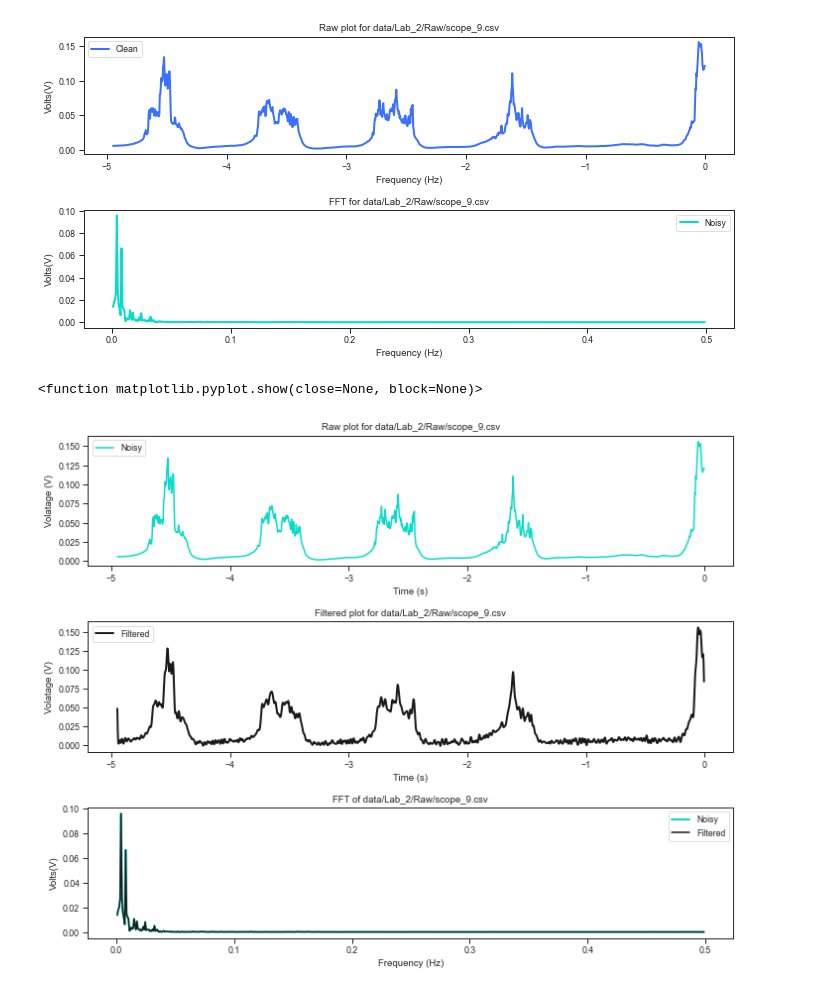
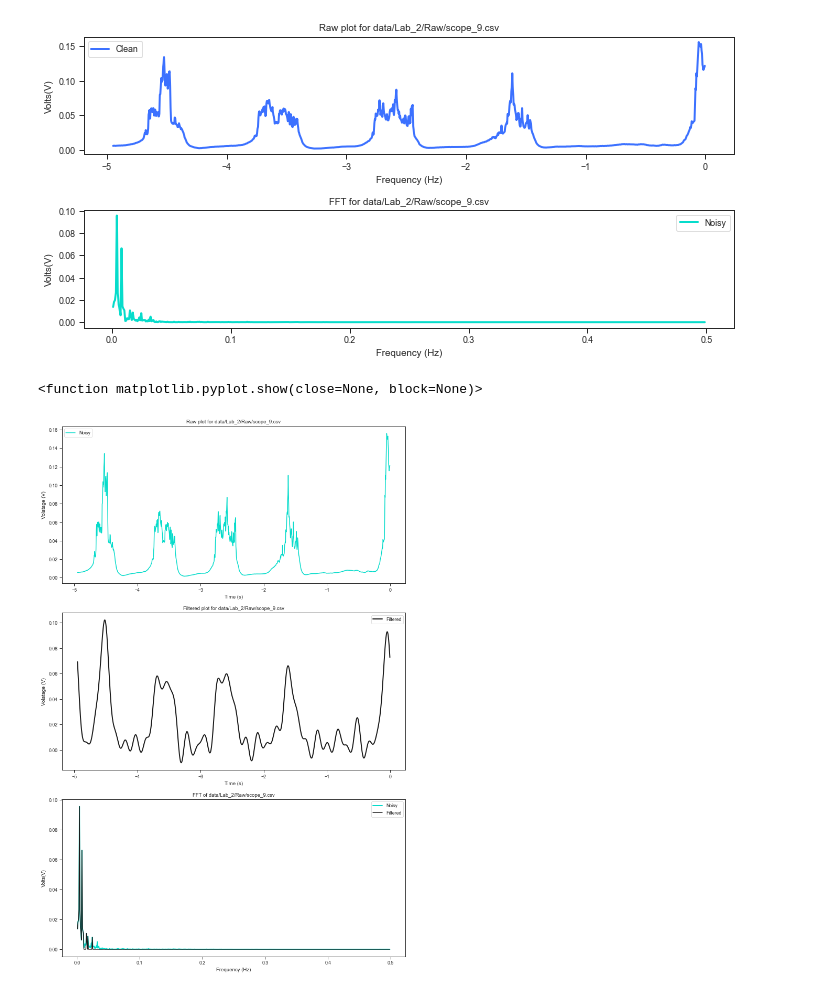
Before and after one commit to sutapa6/smart_wearable_tech, a Jupyter notebook: fft.ipynb, the cells around one changed output. Saved outputs shown, nothing was run; the diff lists cells and outputs as text; code cells hidden in the pictures.

Commit message:
fft.ipynb has been cleaned

```diff
--- a/fft.ipynb
+++ b/fft.ipynb
@@ -68,47 +68,51 @@ plt.show()
 # %% [output]
 [figure]
 # %%
-indices = PSD > 0.00005
+# Choose trigger value for noise removal
+indices = PSD > 0.005
 PSDclean = PSD * indices
 fhat = indices * fhat
 ffilt = np.fft.ifft(fhat)
 
-
+# Format plot specifications
 fig,axs = plt.subplots(3,1)
 plt.rcParams['figure.figsize'] = [10, 8]
 
+# Plot Raw data from CSV
 plt.sca(axs[0])
 plt.plot(t, f, color='#07DCCB', LineWidth=1.5, label="Noisy")
 plt.title(f'Raw plot for {data}')
 plt.xlabel('Time (s)')
 plt.ylabel('Volatage (V)')
 plt.legend()
 
+# Plot Filtered data after FFT has been applied
 plt.sca(axs[1])
 plt.plot(t, ffilt, color='k', LineWidth=2, label="Filtered")
 plt.title(f'Filtered plot for {data}')
 plt.xlabel('Time (s)')
 plt.ylabel('Volatage (V)')
 plt.legend()
 
+# Plot FFT
 plt.sca(axs[2])
 plt.plot(freq[L], PSD[L], color='#07DCCB', LineWidth=2, label="Noisy")
 plt.plot(freq[L], PSDclean[L], color='k', LineWidth=1.5, label="Filtered")
 plt.title(f'FFT of {data}')
 plt.xlabel("Frequency (Hz)")
 plt.ylabel("Volts(V)")
 plt.legend()
 
 plt.tight_layout()
 
 # save raw scope as png in data/plots
 image_path = f'data/Plots/Lab_{lab_num}/FFT_comparison_plots/scope_{scope_num}.png'
 plt.savefig(image_path, dpi=300, bbox_inches='tight', transparent=False)
 
 plt.show
 # %% [output]
 <function matplotlib.pyplot.show(close=None, block=None)>
-[figure, old version]
+[figure, new version]
 # %%
 # Save the FFT filtered CSV files under Lab_<lab_num>/Filtered/FFT
 t = np.array(t)
```
Also changed, not shown: parts of 3 cells of this notebook.
